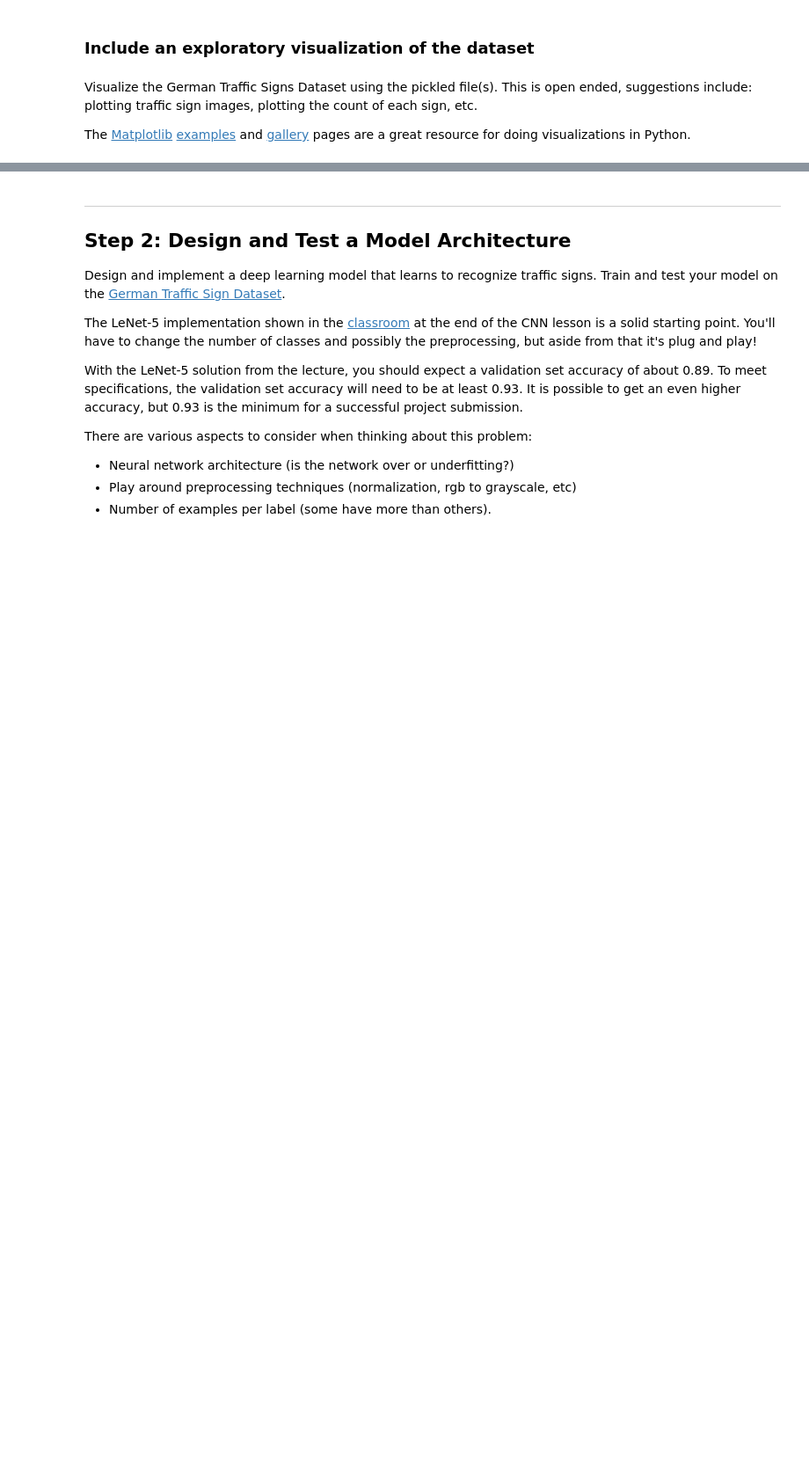
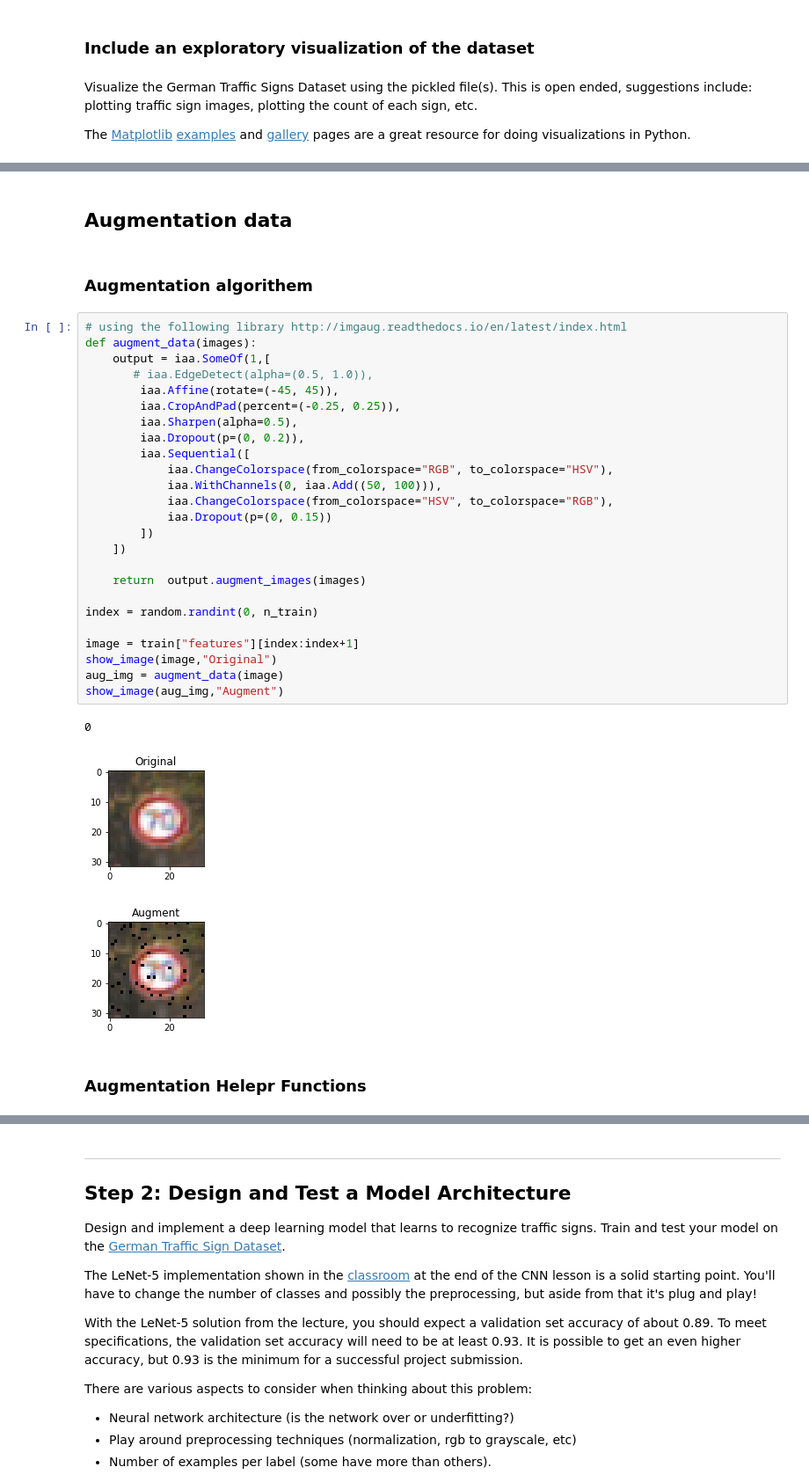
Before and after one commit to malnakli/CarND-Traffic-Sign-Classifier-Project, a Jupyter notebook: Traffic_Sign_Classifier.ipynb, the cells around one changed output, grey strips where cells are left out. Shown at 88% size. Saved outputs shown, nothing was run; the diff lists cells and outputs as text; blank space fills up the shorter version.

```diff
--- a/Traffic_Sign_Classifier.ipynb
+++ b/Traffic_Sign_Classifier.ipynb
@@ -207,0 +204,35 @@ for row in ax:
+# %% [markdown]
+## Augmentation data
+# %% [markdown]
+### Augmentation algorithem
+# %%
+# using the following library http://imgaug.readthedocs.io/en/latest/index.html
+def augment_data(images):
+    output = iaa.SomeOf(1,[
+       # iaa.EdgeDetect(alpha=(0.5, 1.0)),
+        iaa.Affine(rotate=(-45, 45)),
+        iaa.CropAndPad(percent=(-0.25, 0.25)),
+        iaa.Sharpen(alpha=0.5),
+        iaa.Dropout(p=(0, 0.2)),
+        iaa.Sequential([
+            iaa.ChangeColorspace(from_colorspace="RGB", to_colorspace="HSV"),
+            iaa.WithChannels(0, iaa.Add((50, 100))),
+            iaa.ChangeColorspace(from_colorspace="HSV", to_colorspace="RGB"),
+            iaa.Dropout(p=(0, 0.15))
+        ])
+    ])
+
+    return  output.augment_images(images)
+
+index = random.randint(0, n_train)
+
+image = train["features"][index:index+1]
+show_image(image,"Original")
+aug_img = augment_data(image)
+show_image(aug_img,"Augment")
+# %% [output]
+0
+[figure, added]
+[figure, added]
+# %% [markdown]
+### Augmentation Helepr Functions
```
Also changed, not shown: parts of 16 cells of this notebook, 3 other files.
